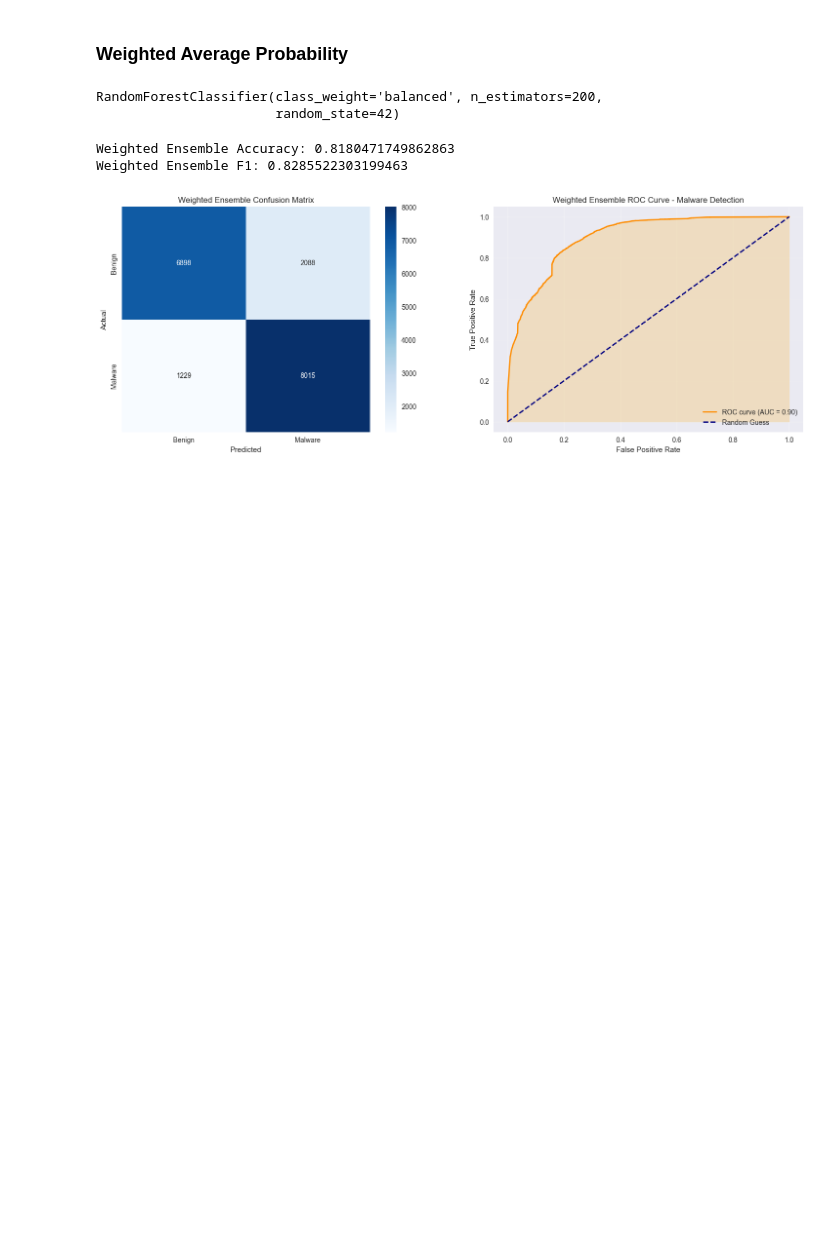
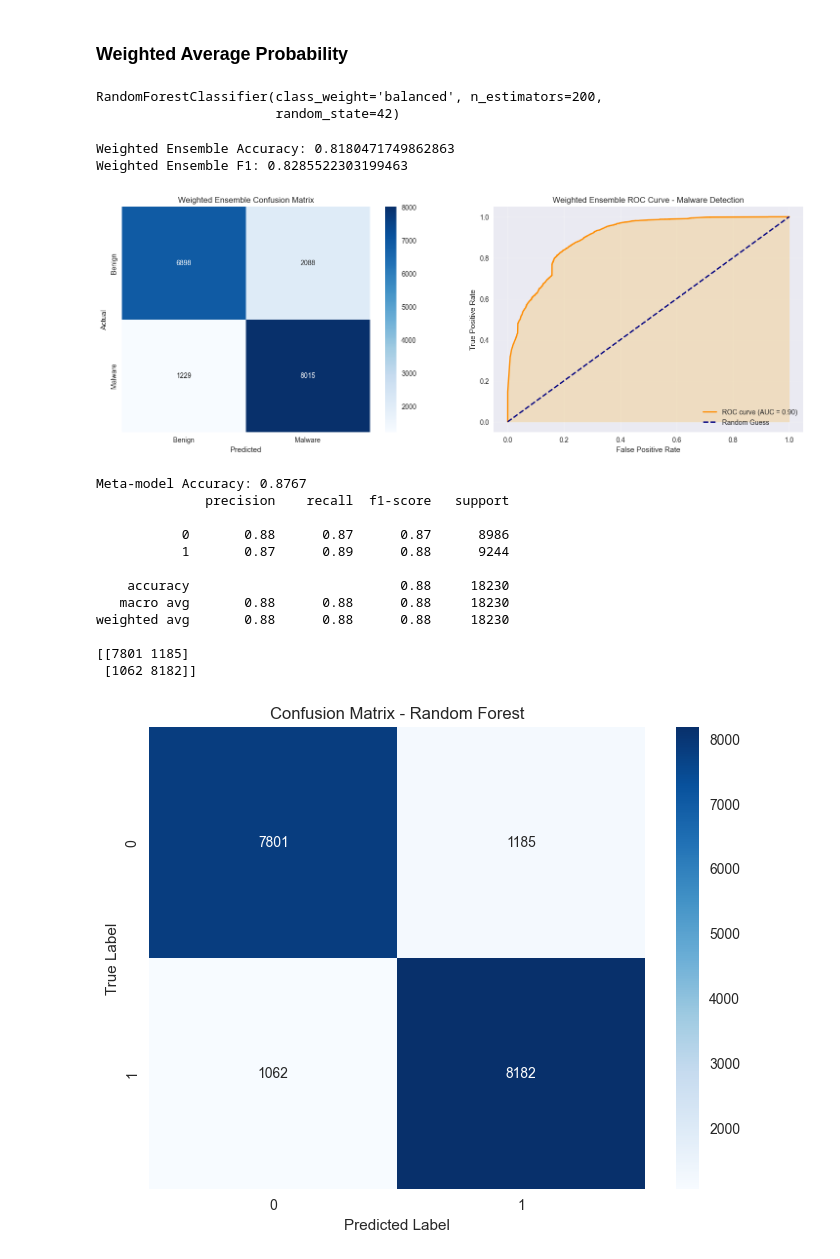
Before and after one commit to Carl-Trebor-Katalbas/MALDROID, a Jupyter notebook: ipynb/MALDROID_dataset.ipynb, the cells around one changed output. Drawn from its saved outputs; the diff is of its cells as text; code cells hidden in the pictures; blank space fills up the shorter version.

Commit message:
Added meta-model

```diff
--- a/ipynb/MALDROID_dataset.ipynb
+++ b/ipynb/MALDROID_dataset.ipynb
@@ -912,3 +915,41 @@ plt.tight_layout()
 plt.show()
 # %% [output]
 [figure]
+# %%
+meta_features = np.column_stack([
+    rf_drebin.predict_proba(X_test_drebin_pca),
+    rf_cic.predict_proba(X_test_cic_pca),
+    rf_am.predict_proba(X_test_am_pca),
+    rf_amsf.predict_proba(X_test_amsf_pca)
+])
+
+meta_model = RandomForestClassifier(random_state=42)
+meta_model.fit(meta_features, y_test)
+meta_predictions = meta_model.predict(meta_features)
+meta_accuracy = accuracy_score(y_test, meta_predictions)
+print(f"Meta-model Accuracy: {meta_accuracy:.4f}")
+cm_meta = confusion_matrix(y_test, meta_predictions)
+
+print(classification_report(y_test, meta_predictions))
+print(cm_meta)
+
+plt.figure(figsize=(8, 6))
+sns.heatmap(cm_meta, annot=True, fmt='d', cmap='Blues')
+plt.title(f'Confusion Matrix - Random Forest')
+plt.ylabel('True Label')
+plt.xlabel('Predicted Label')
+plt.show()
+# %% [output]
+Meta-model Accuracy: 0.8767
+              precision    recall  f1-score   support
+
+           0       0.88      0.87      0.87      8986
+           1       0.87      0.89      0.88      9244
+
+    accuracy                           0.88     18230
+   macro avg       0.88      0.88      0.88     18230
+weighted avg       0.88      0.88      0.88     18230
+
+[[7801 1185]
+ [1062 8182]]
+[figure, added]
```
Also changed, not shown: parts of 1 cell of this notebook.
